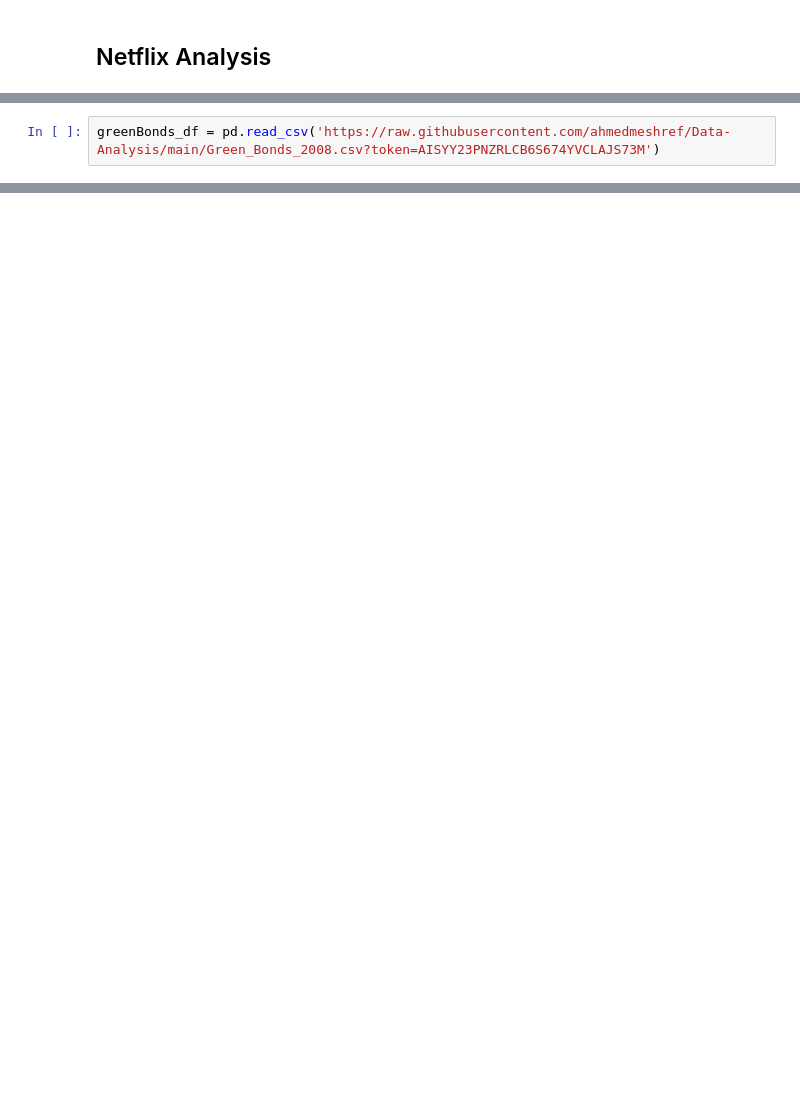
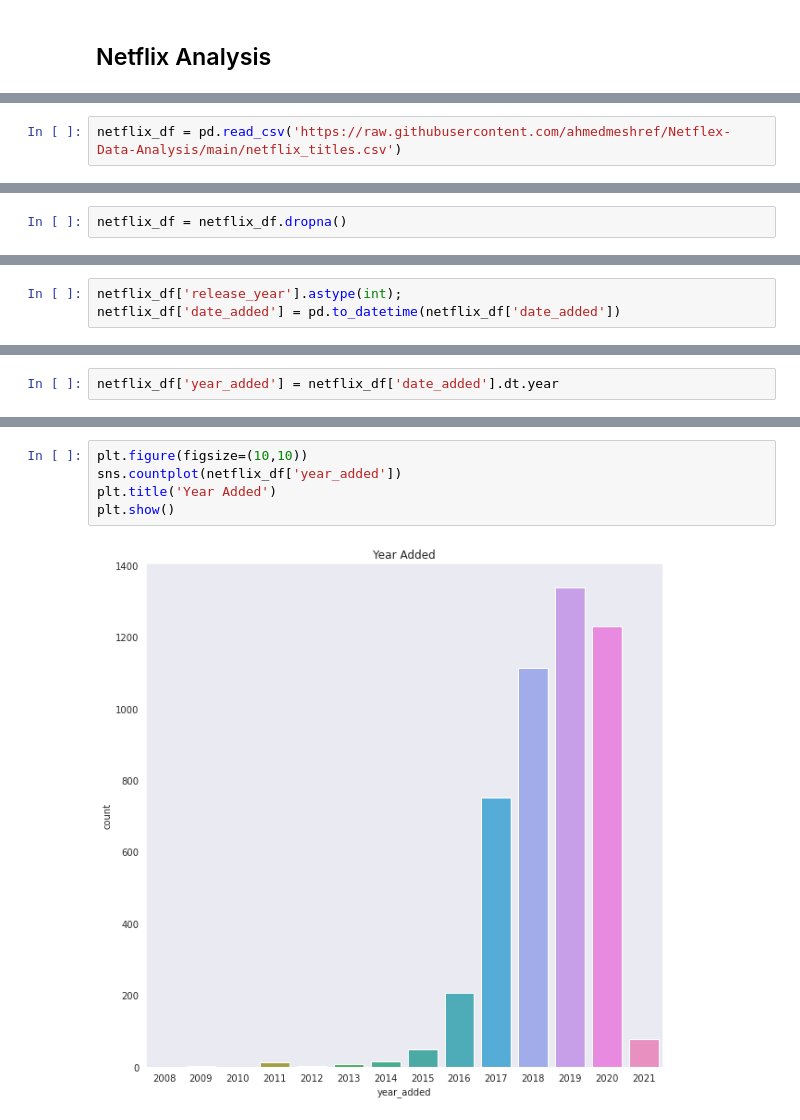
Before and after one commit to ahmedmeshref/Netflex-Data-Analysis, a Jupyter notebook: Netflix_Analysis.ipynb, the cells around one changed output, grey strips where cells are left out. Drawn from its saved outputs; the diff is of its cells as text; blank space fills up the shorter version.

Commit message:
Update analysis

```diff
--- a/Netflix_Analysis.ipynb
+++ b/Netflix_Analysis.ipynb
@@ -11,2 +14,2 @@ Load required datasets
 # %%
-greenBonds_df = pd.read_csv('https://raw.githubusercontent.com/ahmedmeshref/Data-Analysis/main/Green_Bonds_2008.csv?token=AISYY23PNZRLCB6S674YVCLAJS73M')
+netflix_df = pd.read_csv('https://raw.githubusercontent.com/ahmedmeshref/Netflex-Data-Analysis/main/netflix_titles.csv')
@@ -37,0 +103,2 @@ fxRates_df.head()
+# %%
+netflix_df = netflix_df.dropna()
@@ -37,0 +111,3 @@ fxRates_df.head()
+# %%
+netflix_df['release_year'].astype(int);
+netflix_df['date_added'] = pd.to_datetime(netflix_df['date_added'])
@@ -37,0 +116,2 @@ fxRates_df.head()
+# %%
+netflix_df['year_added'] = netflix_df['date_added'].dt.year
@@ -37,0 +152,7 @@ fxRates_df.head()
+# %%
+plt.figure(figsize=(10,10))
+sns.countplot(netflix_df['year_added'])
+plt.title('Year Added')
+plt.show()
+# %% [output]
+[figure, added]
```
Also changed, not shown: parts of 39 cells of this notebook.
